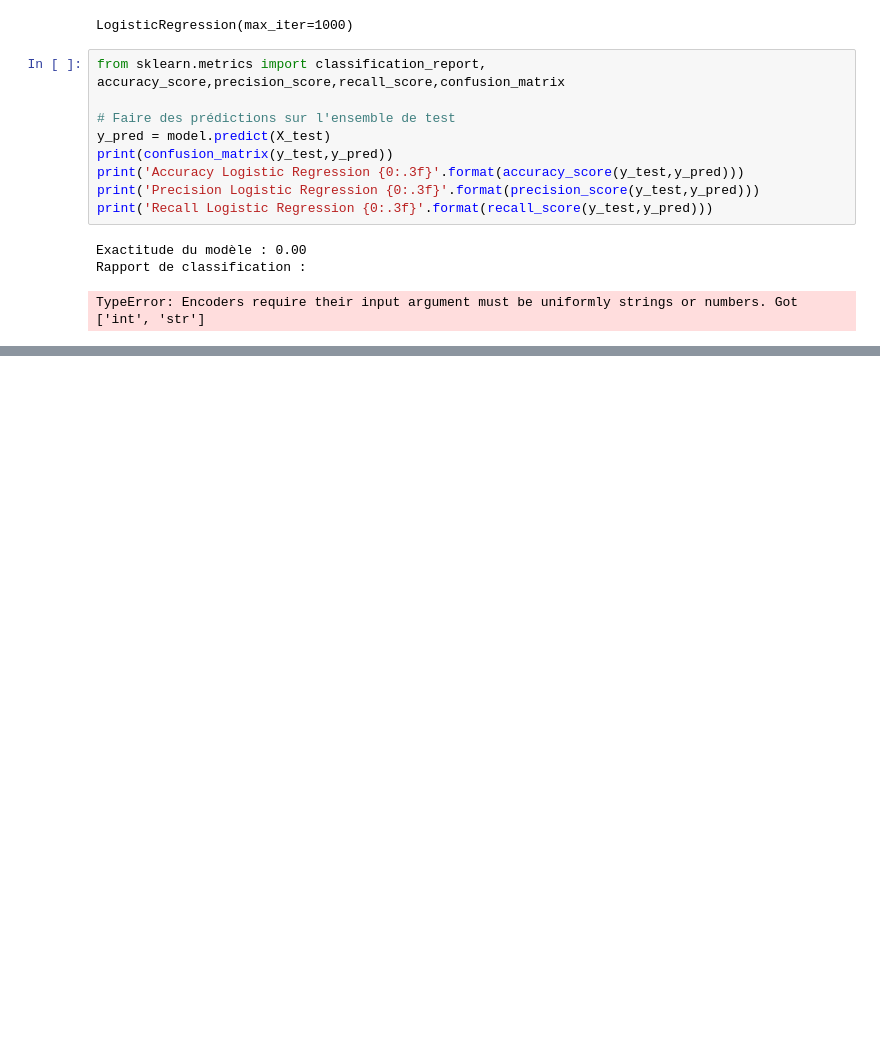
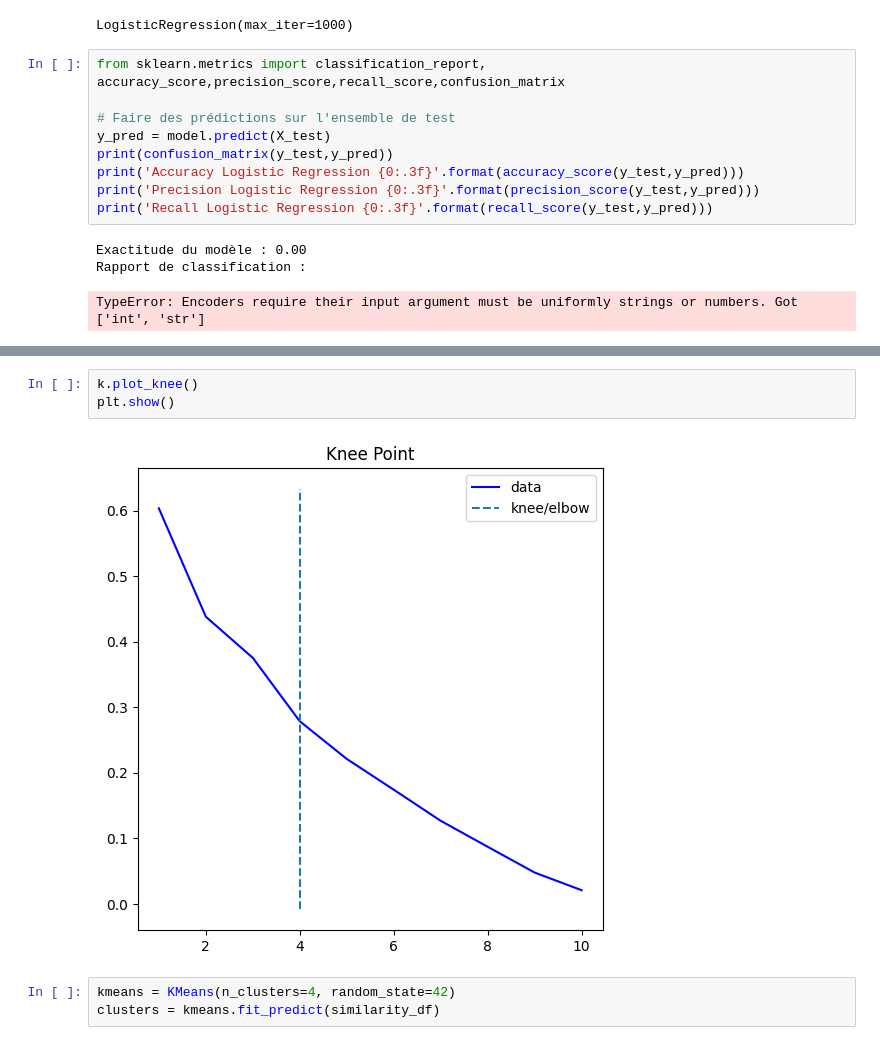
Before and after one commit to Asma-Draouil/Feature_Asma, a Jupyter notebook: statistique/Comparaison_crosstab/Comparaison.ipynb, the cells around one changed output, grey strips where cells are left out. Saved outputs shown, nothing was run; the diff lists cells and outputs as text; blank space fills up the shorter version.

```diff
--- a/statistique/Comparaison_crosstab/Comparaison.ipynb
+++ b/statistique/Comparaison_crosstab/Comparaison.ipynb
@@ -267,0 +286,8 @@ Métier prédit : ['Conseil clientèle en assurances (C1102)']
+# %%
+k.plot_knee()
+plt.show()
+# %% [output]
+[figure, added]
+# %%
+kmeans = KMeans(n_clusters=4, random_state=42)
+clusters = kmeans.fit_predict(similarity_df)
```
Also changed, not shown: parts of 11 cells of this notebook, 1 other file.
